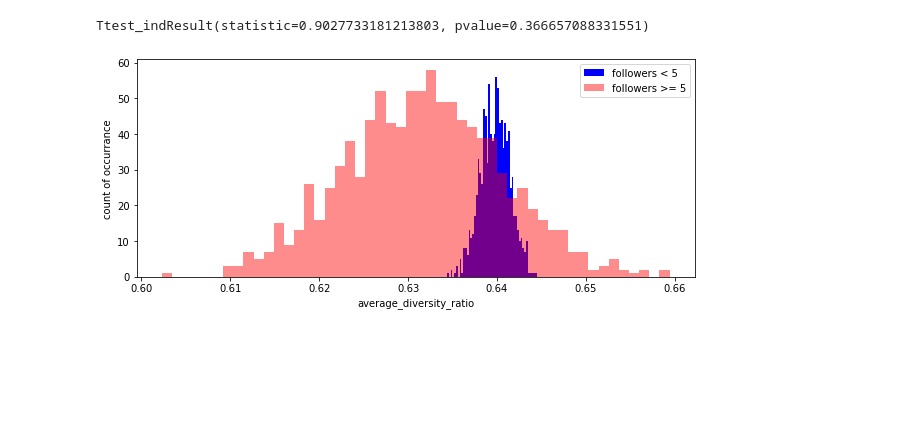
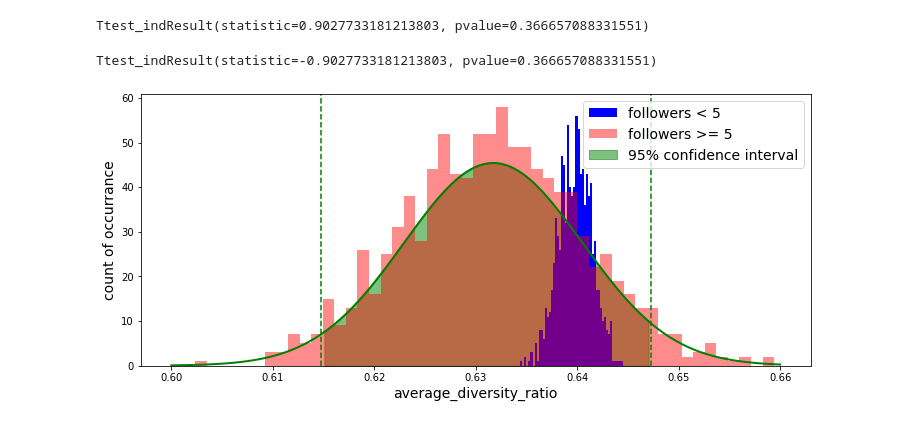
Before and after one commit to chris-stellato/capstone1, a Jupyter notebook: visuals_capstone1_day3.ipynb, the cells around one changed output. Drawn from its saved outputs; the diff is of its cells as text; code cells hidden in the pictures; blank space fills up the shorter version.

```diff
--- a/visuals_capstone1_day3.ipynb
+++ b/visuals_capstone1_day3.ipynb
@@ -145,3 +158,4 @@ bootstrap_ci(bootstrap(less_than.diversity_ratio))
 # %%
-bootstrap_ci(bootstrap(greater_equal.diversity_ratio))
+greater_left, greater_right = bootstrap_ci(bootstrap(greater_equal.diversity_ratio))
+greater_left, greater_right
 # %% [output]
@@ -178,0 +199,5 @@ plt.show()
+# %%
+greater_bootstrap_mean = greater_mean_list.mean()
+greater_bootstrap_std = greater_mean_list.std()
+greater_norm_dist = stats.norm(greater_bootstrap_mean, greater_bootstrap_std)
+greater_bootstrap_mean, greater_bootstrap_std
@@ -178,0 +206,14 @@ plt.show()
+# %%
+greater_x = np.linspace(.60, .66, num=200)
+
+
+fig, ax = plt.subplots(figsize=(10,4))
+ax.hist(greater_mean_list, bins=50, density=True, color='red', alpha=0.4, label='followers >= 5')
+ax.plot(greater_x, greater_norm_dist.pdf(greater_x), linewidth=2, color='green')
+ax.axvline(greater_left, color='green', linestyle='dashed')
+ax.axvline(greater_right, color='green', linestyle='dashed')
+ax.fill_between(greater_x, greater_norm_dist.pdf(greater_x), where=((greater_left <= greater_x) * (greater_right >= greater_x)), color='green', alpha = 0.5, label='95% confidence interval')
+ax.set_xlabel('diversity ratio for high follower group', fontsize=14)
+plt.legend()
+fig.savefig('high_follower_bootstrap.png', dpi=300)
+plt.show()
@@ -182,4 +225,8 @@ stats.ttest_ind(less_than.diversity_ratio, greater_equal.diversity_ratio)
 #run on the original sample sets (t test already takes into account uncertainty, don't need to bootstrap)
 # %% [output]
 Ttest_indResult(statistic=0.9027733181213803, pvalue=0.366657088331551)
+# %%
+stats.ttest_ind(greater_equal.diversity_ratio, less_than.diversity_ratio)
+# %% [output]
+Ttest_indResult(statistic=-0.9027733181213803, pvalue=0.366657088331551)
 # %%
@@ -187,14 +236,20 @@ Ttest_indResult(statistic=0.9027733181213803, pvalue=0.366657088331551)
 # %%
 #trying to lay the two graphs over top one another:
-fig, ax = plt.subplots(figsize=(10,4))
+fig, ax = plt.subplots(figsize=(12,5))
 ax.hist(less_mean_list, bins=50, color="blue", label="followers < 5")
 ax.hist(greater_mean_list, bins=50, color="red", alpha=0.45, label="followers >= 5")
 ax.legend()
-ax.set_xlabel('average_diversity_ratio')
-ax.set_ylabel('count of occurrance')
+ax.set_xlabel('average_diversity_ratio', fontsize=14)
+ax.set_ylabel('count of occurrance', fontsize=14)
+ax.plot(greater_x, greater_norm_dist.pdf(greater_x), linewidth=2, color='green')
+ax.axvline(greater_left, color='green', linestyle='dashed')
+ax.axvline(greater_right, color='green', linestyle='dashed')
+ax.fill_between(greater_x, greater_norm_dist.pdf(greater_x), where=((greater_left <= greater_x) * (greater_right >= greater_x)), color='green', alpha = 0.5, label='95% confidence interval')
+plt.legend(fontsize=14)
+fig.savefig('hypothesis_test.png', dpi=300)
 plt.show()
 # %% [output]
-[figure, old version]
+[figure, new version]
 # %%
 # #next steps
 # - adjust bootstrapping to try and bring sample sizes in line with one another??
```
Also changed, not shown: parts of 17 cells of this notebook.
